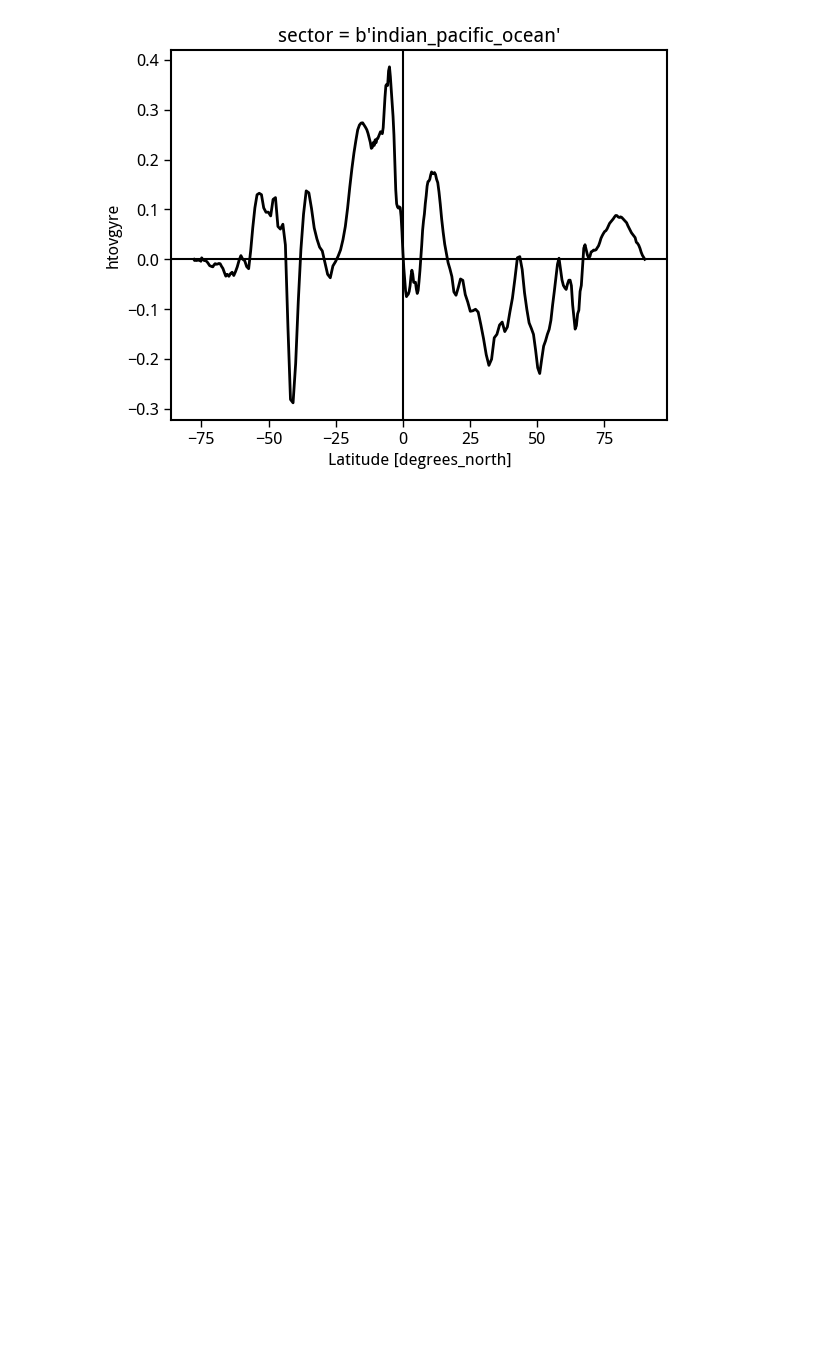
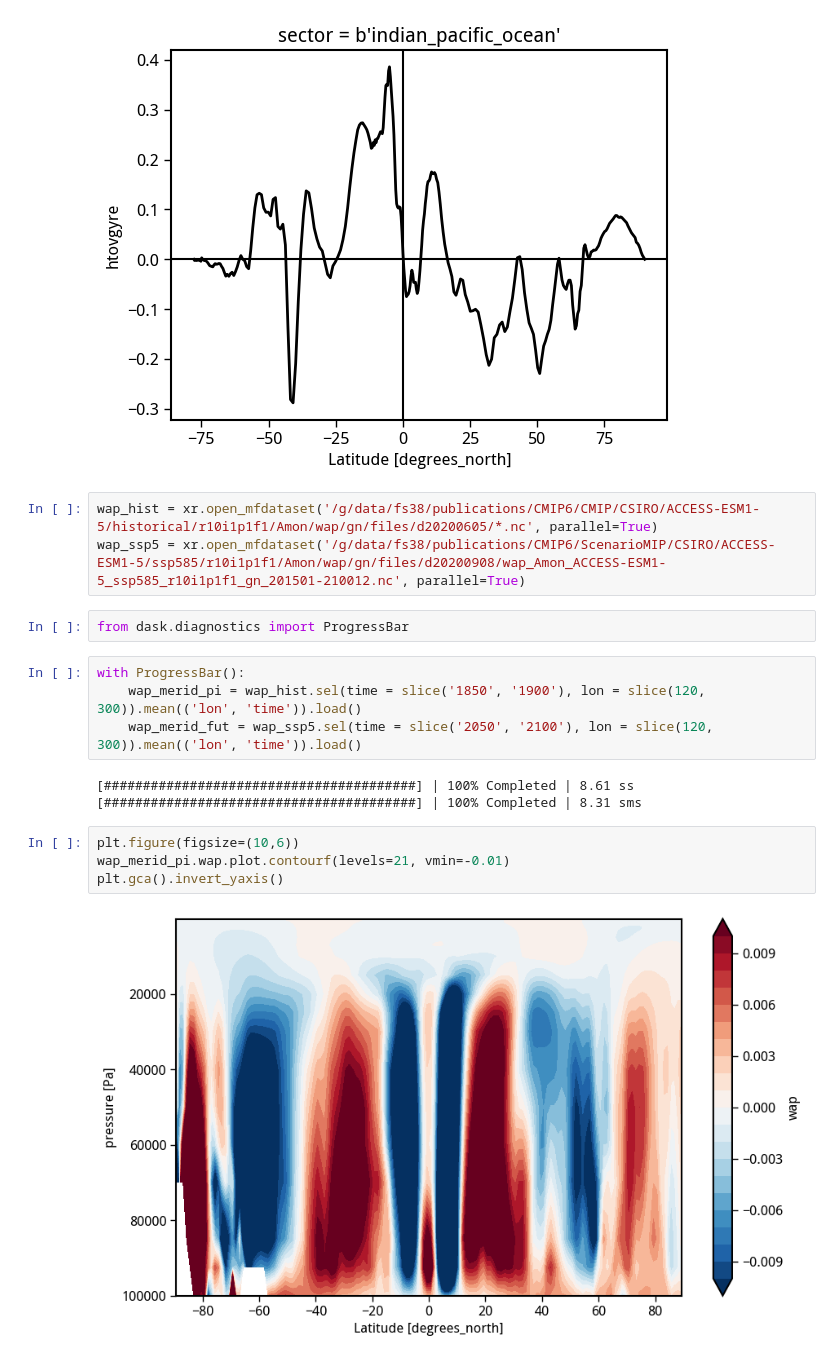
Before and after one commit to adisen99/net_zero_enso_pacific_changes, a Jupyter notebook: 03_proc_stc_analysis.ipynb, the cells around one changed output. Cells and saved outputs as stored; diff of their text form; blank space fills up the shorter version.

```diff
--- a/03_proc_stc_analysis.ipynb
+++ b/03_proc_stc_analysis.ipynb
@@ -580,3 +580,21 @@ plt.axvline(0.0, color='k')
 # %% [output]
 <matplotlib.lines.Line2D at 0x...>
 [figure]
+# %%
+wap_hist = xr.open_mfdataset('/g/data/fs38/publications/CMIP6/CMIP/CSIRO/ACCESS-ESM1-5/historical/r10i1p1f1/Amon/wap/gn/files/d20200605/*.nc', parallel=True)
+wap_ssp5 = xr.open_mfdataset('/g/data/fs38/publications/CMIP6/ScenarioMIP/CSIRO/ACCESS-ESM1-5/ssp585/r10i1p1f1/Amon/wap/gn/files/d20200908/wap_Amon_ACCESS-ESM1-5_ssp585_r10i1p1f1_gn_201501-210012.nc', parallel=True)
+# %%
+from dask.diagnostics import ProgressBar
+# %%
+with ProgressBar():
+    wap_merid_pi = wap_hist.sel(time = slice('1850', '1900'), lon = slice(120, 300)).mean(('lon', 'time')).load()
+    wap_merid_fut = wap_ssp5.sel(time = slice('2050', '2100'), lon = slice(120, 300)).mean(('lon', 'time')).load()
+# %% [output]
+[########################################] | 100% Completed | 8.61 ss
+[########################################] | 100% Completed | 8.31 sms
+# %%
+plt.figure(figsize=(10,6))
+wap_merid_pi.wap.plot.contourf(levels=21, vmin=-0.01)
+plt.gca().invert_yaxis()
+# %% [output]
+[figure, added]
```
Also changed, not shown: parts of 7 cells of this notebook, 4 other files.
